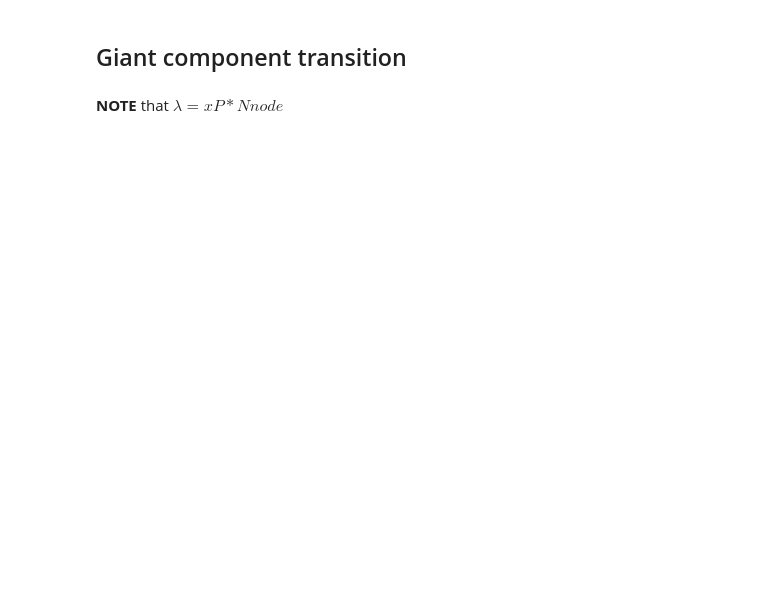
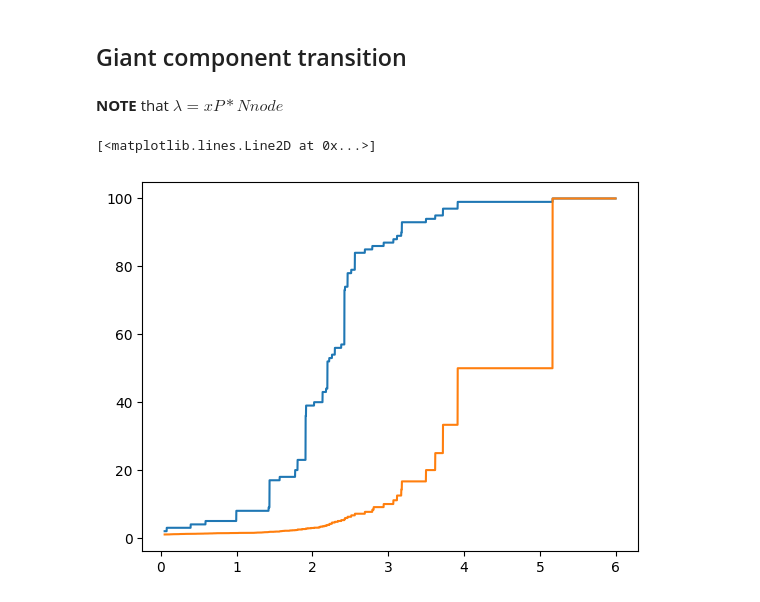
Before and after one commit to ludovicaisa/Physics_Unibo, a Jupyter notebook: src/Complex_Networks/ER_networks.ipynb, the cells around one changed output. Drawn from its saved outputs; the diff is of its cells as text; code cells hidden in the pictures; blank space fills up the shorter version.

```diff
--- a/src/Complex_Networks/ER_networks.ipynb
+++ b/src/Complex_Networks/ER_networks.ipynb
@@ -174,7 +175,7 @@ rr = np.triu(np.random.rand(Nnode, Nnode), k=1)
 rr = rr + rr.T
 # %%
 Pmin = 1 / (20 * Nnode)
-Pmax = 1 / (6 * Nnode)
+Pmax = 6 / Nnode
 xP = np.arange(Pmin, Pmax, step=0.00002)
 # %% [markdown]
 **NOTE** that $\lambda = xP * Nnode$
@@ -183,0 +182,20 @@ xP = np.arange(Pmin, Pmax, step=0.00002)
+# %%
+Rc = np.zeros(len(xP))
+Rm = np.zeros(len(xP))
+Cnt = 0
+
+
+
+for index in xP:
+    Net = nx.from_numpy_array(rr > 1 - index)
+    CompList = nx.connected_components(Net)
+    Comps = [len(x) for x in CompList]
+    Rc[Cnt] = max(Comps)
+    Rm[Cnt] = np.mean(Comps)
+    Cnt += 1
+# %%
+plt.plot(xP*Nnode, Rc)
+plt.plot(xP*Nnode, Rm)
+# %% [output]
+[<matplotlib.lines.Line2D at 0x...>]
+[figure, added]
```
Also changed, not shown: parts of 10 cells of this notebook.
